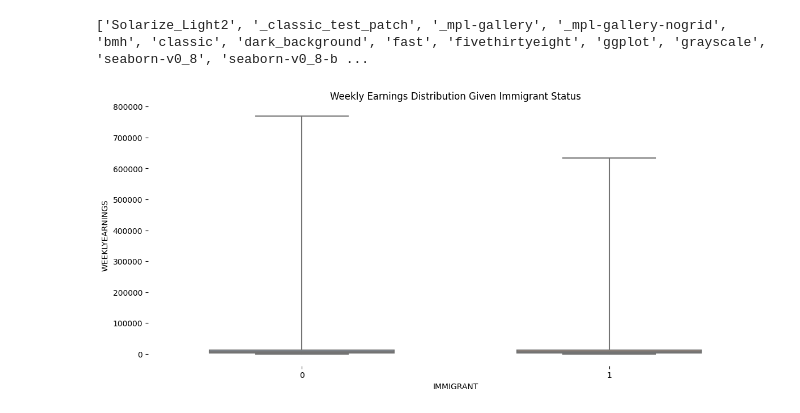
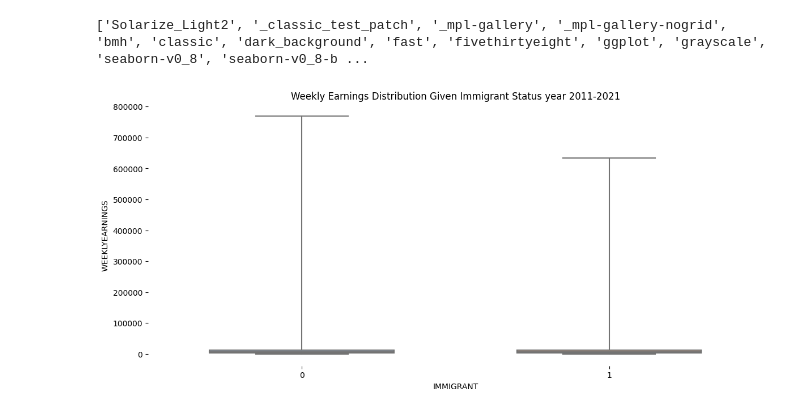
Before and after one commit to GarettKaube/Statistics-MachineLearning, a Jupyter notebook: statistics/acs.ipynb, the cells around one changed output. Saved outputs shown, nothing was run; the diff lists cells and outputs as text; code cells hidden in the pictures.

```diff
--- a/statistics/acs.ipynb
+++ b/statistics/acs.ipynb
@@ -282,0 +349,10 @@ dtype: float64
+# %%
+# Bin ages
+nbins = 6
+edges = list(range(min-1, max, (max-min)//nbins))
+edges[-1] = max
+bins = [f'({edges[i]}, {edges[i+1]}]' for i in range(len(edges)-1)]
+
+print(bins)
+print(list(edges))
+df["AGE_CATEGORY"] = pd.cut(df["AGE"], bins=nbins, labels=bins)
@@ -291,28 +409,30 @@ def modify_axis(ax, grid=True):
     ax.spines['bottom'].set_visible(False)
     ax.spines['left'].set_visible(False)
 # %%
-import matplotlib.ticker as ticker
-
-immigrant_counts = df['IMMIGRANT'].value_counts()
-print(immigrant_counts)
-
-imm_mapping = {0:"Non-immigrant", 1:'Immigrant'}
-
-def plot_number_of_immigrants(ax):
+def plot_number_of_immigrants(df, ax):
     """Bar plot for number of immigrants and non-immigrants
     """
+    immigrant_counts = df['IMMIGRANT'].value_counts()
+    print(immigrant_counts)
+
+    imm_mapping = {0:"Non-immigrant", 1:'Immigrant'}
     immigrant_counts_df = immigrant_counts.reset_index()
+
     # add grid lines and remove axis lines
     modify_axis(ax)
 
     # bar chart
-    ax.bar(immigrant_counts_df['IMMIGRANT'].map(imm_mapping),
-           immigrant_counts_df['count'],
-           color='skyblue',
-           zorder=3
-          )
+    ax.bar(
+        immigrant_counts_df['IMMIGRANT'].map(imm_mapping),
+        immigrant_counts_df['count'],
+        color='skyblue',
+        zorder=3
+    )
     ax.yaxis.set_major_formatter(ticker.StrMethodFormatter('{x:,.0f}'))
     ax.set_title('Number of Immigrants and Non-immigrants')
+
+fig, ax = plt.subplots(figsize=(14, 6), dpi=100)
+plot_number_of_immigrants(df, ax)
 # %% [output]
 IMMIGRANT
 0    4994782
@@ -323,12 +444,12 @@ print(plt.style.available)
 # %% [output]
 ['Solarize_Light2', '_classic_test_patch', '_mpl-gallery', '_mpl-gallery-nogrid', 'bmh', 'classic', 'dark_background', 'fast', 'fivethirtyeight', 'ggplot', 'grayscale', 'seaborn-v0_8', 'seaborn-v0_8-b ...
 # %%
-def weeklyEarningsBoxPlot(ax):
+def weekly_earnings_box_plot(ax, df, year):
     modify_axis(ax, grid = False)
     sns.boxplot(x='IMMIGRANT', y='WEEKLYEARNINGS', data=df, whis=[0, 100], width=.6, palette="pastel", ax=ax)
-    ax.set_title("Weekly Earnings Distribution Given Immigrant Status")
+    ax.set_title(f"Weekly Earnings Distribution Given Immigrant Status year {year}")
 
 fig, ax = plt.subplots(figsize=(14, 6), dpi=100)
-weeklyEarningsBoxPlot(ax)
+weekly_earnings_box_plot(ax, df, year="2011-2021")
 # %% [output]
-[figure, old version]
+[figure, new version]
```
Also changed, not shown: parts of 48 cells of this notebook.
